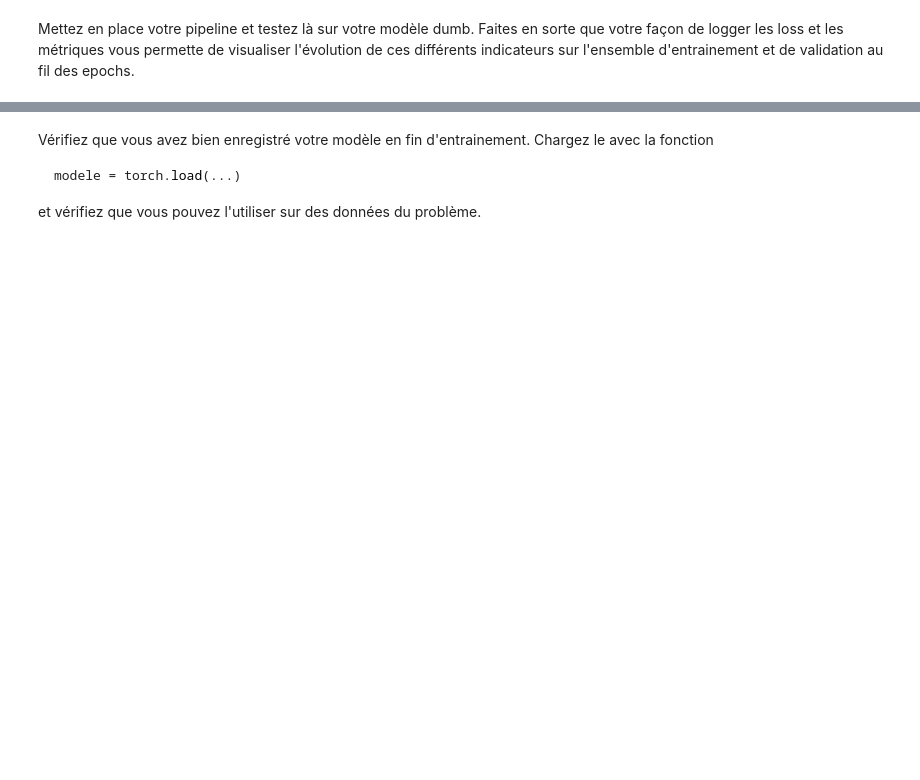
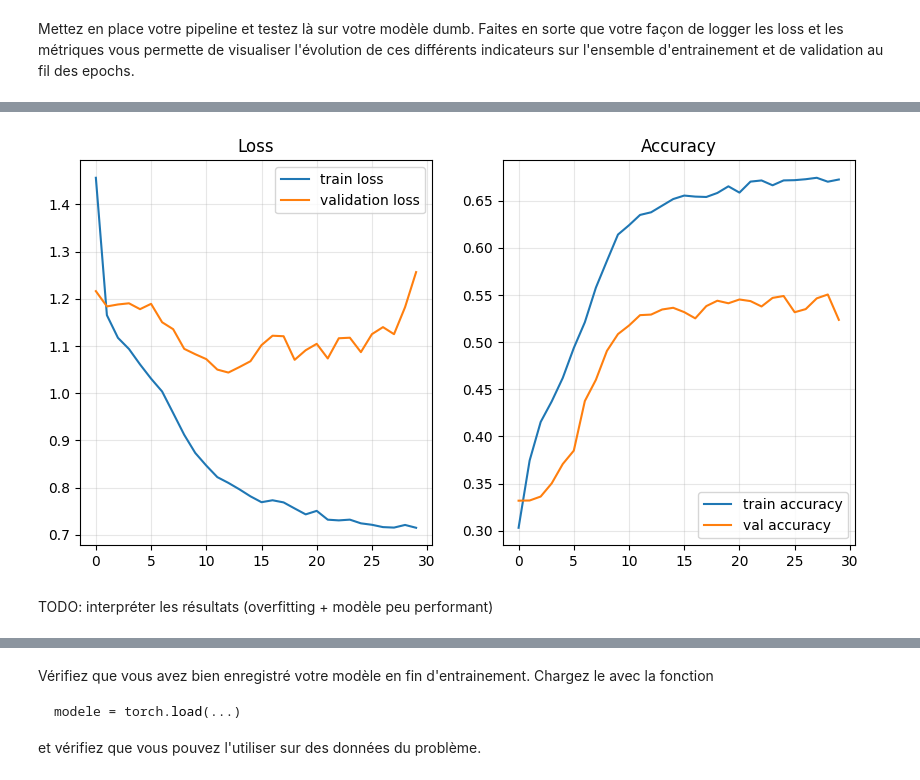
Before and after one commit to Octave-Jeanne/TP3_Deep_et_Signal, a Jupyter notebook: dlts_tp3.ipynb, the cells around one changed output, grey strips where cells are left out. Saved outputs shown, nothing was run; the diff lists cells and outputs as text; code cells hidden in the pictures; blank space fills up the shorter version.

```diff
--- a/dlts_tp3.ipynb
+++ b/dlts_tp3.ipynb
@@ -364,0 +305,3 @@ dataset[0]
+# %%
+val_dataset = RadioDataset(VAL_PATH)
+val_dataset[0]
@@ -376,2 +324,7 @@ dataloader = DataLoader(dataset,
+# %%
+BATCH_SIZE = 128
+dataloader_train = DataLoader(train_dataset, batch_size=BATCH_SIZE, shuffle=True)
+dataloader_val = DataLoader(val_dataset, batch_size=BATCH_SIZE, shuffle=False)
+dataloader_test = DataLoader(test_dataset, batch_size=BATCH_SIZE, shuffle=False)
 # %% [markdown]
 Testez le dataloader pour différentes valeurs de batch_size
@@ -387,0 +331,3 @@ batched label size      :       torch.Size([10])
+# %%
+x, s, y = next(iter(dataloader_train))
+print(f"Batch shapes -> Signal: {x.shape}, SNR: {s.shape}, Label: {y.shape}")
@@ -652,0 +527,13 @@ plt.show()
+# %%
+device = 'cuda' if  torch.cuda.is_available() else 'cpu'
+save_model_path = 'baseline.pth'
+
+dumb_model = DumbModel()
+
+history_dumb = train_loop(
+    model=dumb_model, train_loader=dataloader_train,
+    val_loader=dataloader_val, epochs=30,
+    lr=0.002, device=device
+)
+
+torch.save(dumb_model.state_dict(), save_model_path)
@@ -652,0 +554,22 @@ plt.show()
+# %%
+plt.figure(figsize=(10, 5))
+
+plt.subplot(1, 2, 1)
+plt.plot(history_dumb['train_loss'], label='train loss')
+plt.plot(history_dumb['val_loss'], label='validation loss')
+plt.title('Loss')
+plt.legend()
+plt.grid(True, alpha=0.3)
+
+plt.subplot(1, 2, 2)
+plt.plot(history_dumb['train_acc'], label='train accuracy')
+plt.plot(history_dumb['val_acc'], label='val accuracy')
+plt.title('Accuracy')
+plt.legend()
+plt.grid(True, alpha=0.3)
+
+plt.show()
+# %% [output]
+[figure, added]
+# %% [markdown]
+TODO: interpréter les résultats (overfitting + modèle peu performant)
```
Also changed, not shown: parts of 120 cells of this notebook.
